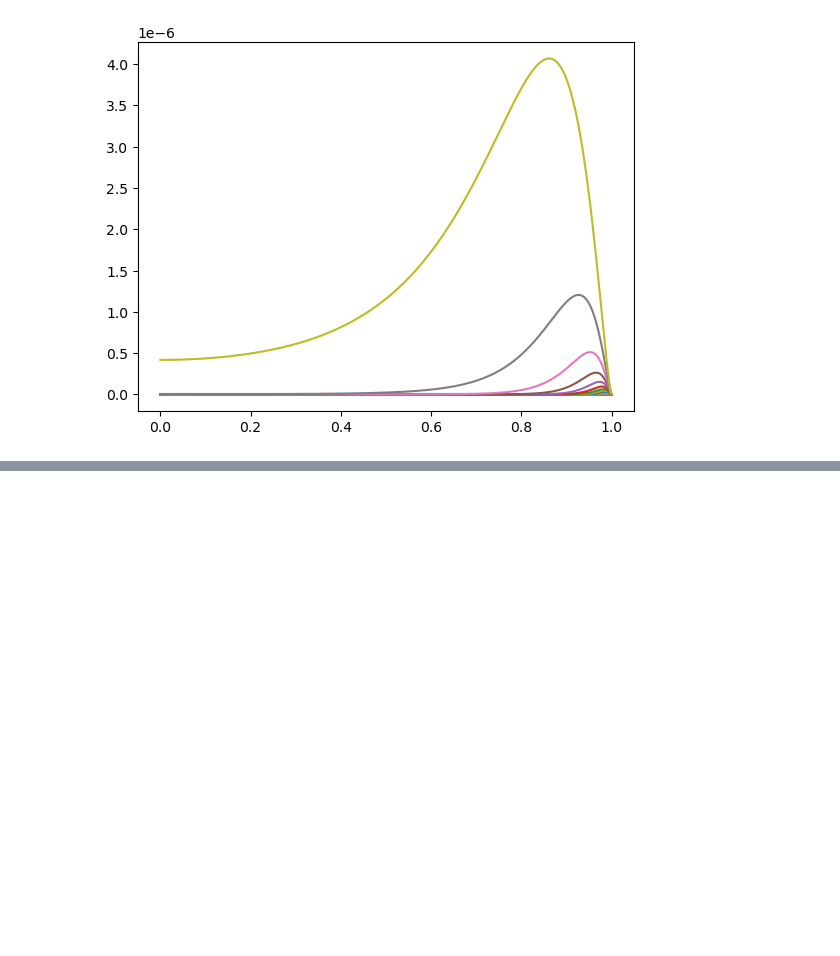
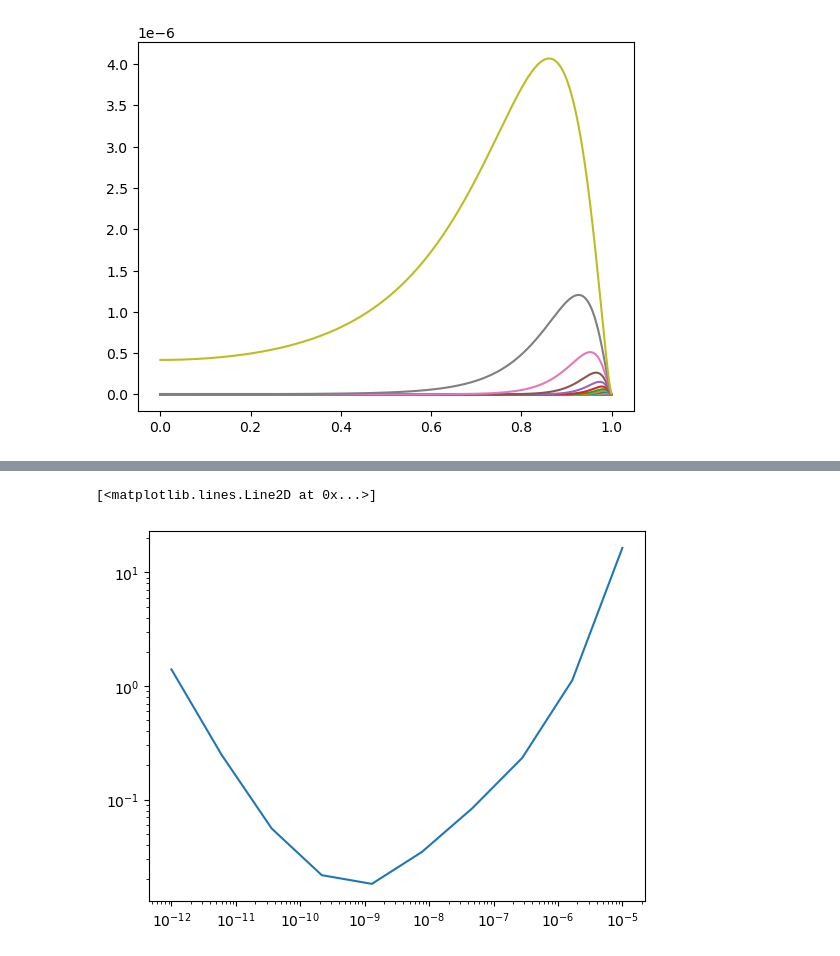
Before and after one commit to anibal-art/Lentes_gravitacionales, a Jupyter notebook: niikura_exclusion_plot.ipynb, the cells around one changed output, grey strips where cells are left out. Cells and saved outputs as stored; diff of their text form; code cells hidden in the pictures; blank space fills up the shorter version.

```diff
--- a/niikura_exclusion_plot.ipynb
+++ b/niikura_exclusion_plot.ipynb
@@ -212,0 +215,11 @@ plt.show()
+# %%
+from scipy.integrate import simpson
+Nexp = []
+for m in masses:
+    Nexp.append(simpson(np.array(d2gamadt2_MW[str(m)])+np.array(d2gamadt2_M31[str(m)]),x=t_hat/3600))
+
+# plt.loglog(masses, Nexp)
+plt.loglog(masses, 3/(4e+7*0.5*np.array(Nexp)))
+# %% [output]
+[<matplotlib.lines.Line2D at 0x...>]
+[figure, added]
```
Also changed, not shown: parts of 23 cells of this notebook, 3 other files.
